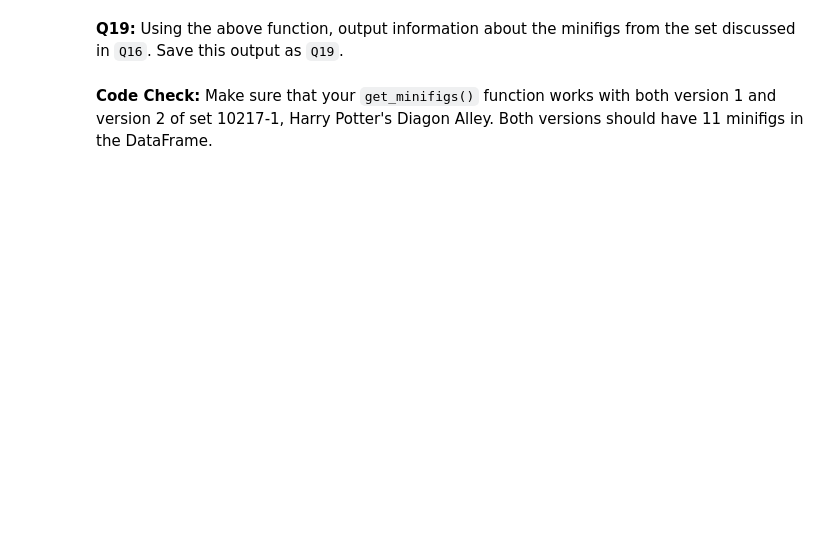
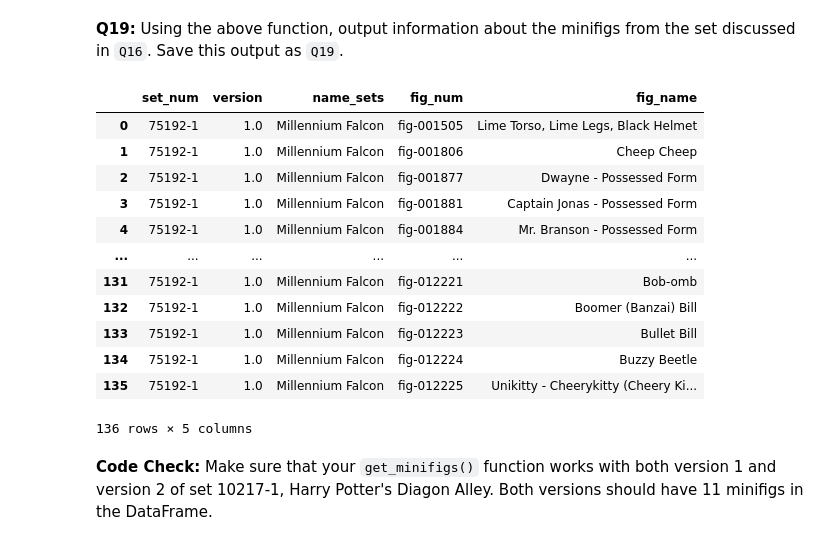
Before and after one commit to nyambura00/pandas_lego_task, a Jupyter notebook: lego.ipynb, the cells around one changed output. Cells and saved outputs as stored; diff of their text form; code cells hidden in the pictures; blank space fills up the shorter version.

```diff
--- a/lego.ipynb
+++ b/lego.ipynb
@@ -206,0 +387,12 @@ Notice that the first set was back in 1949 but over half of the sets were after
+# %%
+inventories_sets = pd.merge(inventory_sets, sets, on = 'set_num', how = 'outer')
+inventories_sets.rename(columns = {'name':'name_sets', 'num_parts':'sets_num_parts',
+                                       'quantity':'sets_quantity'},
+                                   inplace = True)
+inventories_minifigs = pd.merge(inventory_minifigs, minifigs, on = 'fig_num', how ='outer')
+inventories_minifigs.rename(columns = {'name':'fig_name', 'num_parts':'fig_num_parts',
+                                       'quantity':'fig_quantity'},
+                                       inplace = True)
+sets_minifigs = pd.merge(inventories_minifigs, inventories_sets , on = 'inventory_id', how = 'outer')
+inventory_sets_minifigs = pd.merge(sets_minifigs, inventories , on = 'set_num', how = 'outer').drop_duplicates()
+inventory_sets_minifigs.head()
@@ -207,2 +406,9 @@ Notice that the first set was back in 1949 but over half of the sets were after
+# %%
+def get_minifigs(set_num : str, version: int):
+    table = inventory_sets_minifigs.loc[(inventory_sets_minifigs['set_num'] == set_num) & (inventory_sets_minifigs['version'] == version)]
+    table = table[['set_num', 'version', 'name_sets', 'fig_num', 'fig_name']]
+    table.reset_index(inplace = True)
+    table.drop('index', axis = 1, inplace = True)
+    return table
 # %% [markdown]
 **Q19:** Using the above function, output information about the minifigs from the set discussed in `Q16`.  Save this output as `Q19`.
@@ -211,2 +415,19 @@ Notice that the first set was back in 1949 but over half of the sets were after
+# %%
+Q19 = get_minifigs('75192-1', 1)
+Q19
+# %% [output]
+|  | set_num | version | name_sets | fig_num | fig_name |
+| 0 | 75192-1 | 1.0 | Millennium Falcon | fig-001505 | Lime Torso, Lime Legs, Black Helmet |
+| 1 | 75192-1 | 1.0 | Millennium Falcon | fig-001806 | Cheep Cheep |
+| 2 | 75192-1 | 1.0 | Millennium Falcon | fig-001877 | Dwayne - Possessed Form |
+| 3 | 75192-1 | 1.0 | Millennium Falcon | fig-001881 | Captain Jonas - Possessed Form |
+| 4 | 75192-1 | 1.0 | Millennium Falcon | fig-001884 | Mr. Branson - Possessed Form |
+| ... | ... | ... | ... | ... | ... |
+| 131 | 75192-1 | 1.0 | Millennium Falcon | fig-012221 | Bob-omb |
+| 132 | 75192-1 | 1.0 | Millennium Falcon | fig-012222 | Boomer (Banzai) Bill |
+| 133 | 75192-1 | 1.0 | Millennium Falcon | fig-012223 | Bullet Bill |
+| 134 | 75192-1 | 1.0 | Millennium Falcon | fig-012224 | Buzzy Beetle |
+| 135 | 75192-1 | 1.0 | Millennium Falcon | fig-012225 | Unikitty - Cheerykitty (Cheery Ki... |
+136 rows × 5 columns
 # %% [markdown]
 **Code Check:** Make sure that your `get_minifigs()` function works with both version 1 and version 2 of set 10217-1, Harry Potter's Diagon Alley.  Both versions should have 11 minifigs in the DataFrame.
```
Also changed, not shown: parts of 68 cells of this notebook.
